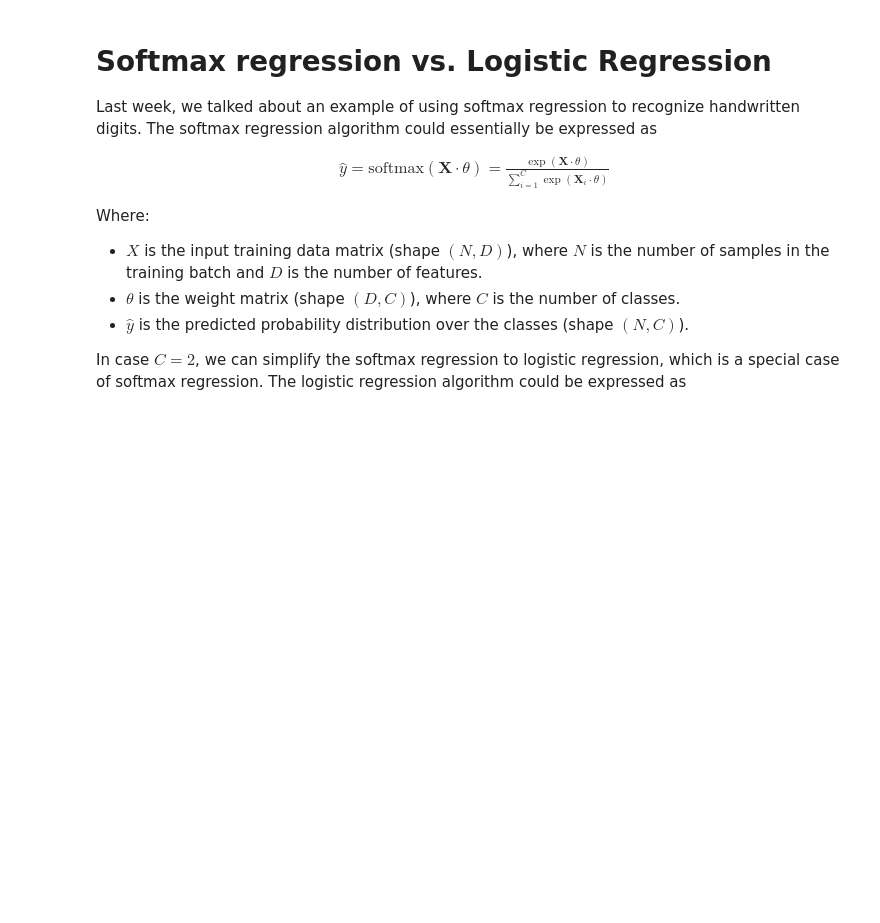
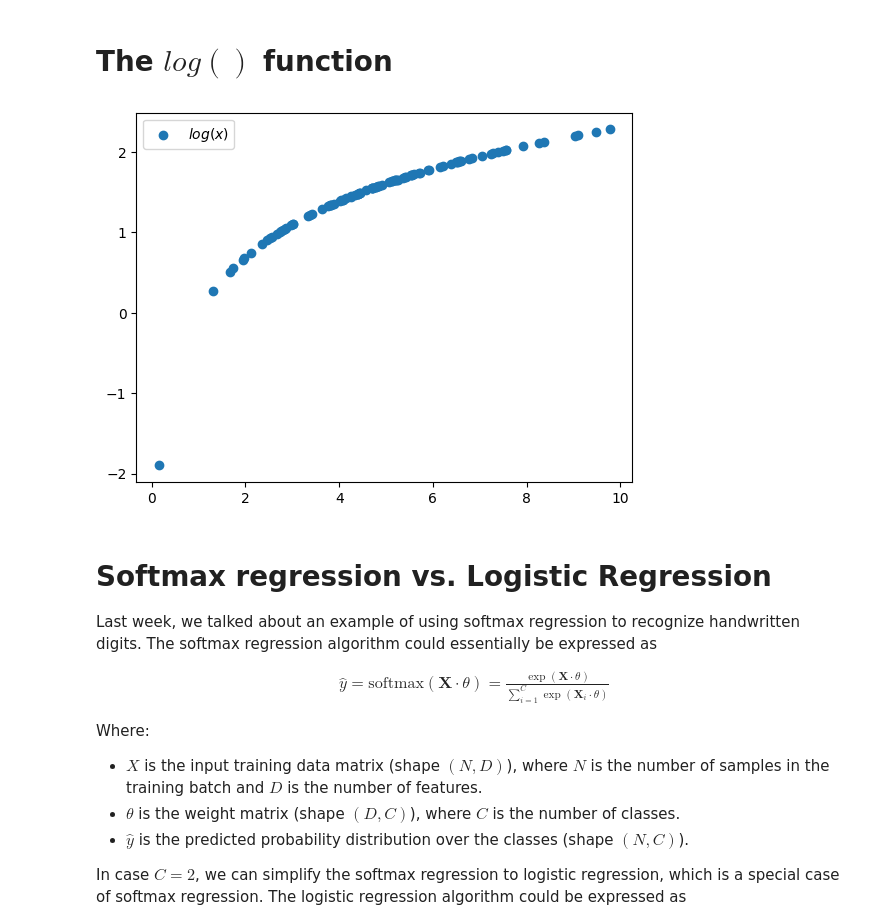
Before and after one commit to xiangshiyin/machine-learning-for-actuarial-science, a Jupyter notebook: 2025-spring/week04/notebook/demo.ipynb, the cells around one changed output. Cells and saved outputs as stored; diff of their text form; code cells hidden in the pictures; blank space fills up the shorter version.

```diff
--- a/2025-spring/week04/notebook/demo.ipynb
+++ b/2025-spring/week04/notebook/demo.ipynb
@@ -2,6 +2,19 @@
 (**Click the icon below to open this notebook in Colab**)
 
 [![Open InColab](https://colab.research.google.com/assets/colab-badge.svg)](https://colab.research.google.com/github/xiangshiyin/machine-learning-for-actuarial-science/blob/main/2025-spring/week04/notebook/demo.ipynb)
+# %% [markdown]
+# The $log()$ function
+# %%
+import numpy as np
+import matplotlib.pyplot as plt
+
+x = np.random.normal(loc=5, scale=2, size=100)
+y = np.log(x)
+plt.scatter(x, y, label='$log(x)$')
+plt.legend()
+plt.show()
+# %% [output]
+[figure, added]
 # %% [markdown]
 # Softmax regression vs. Logistic Regression
 
```
Also changed, not shown: parts of 6 cells of this notebook.
